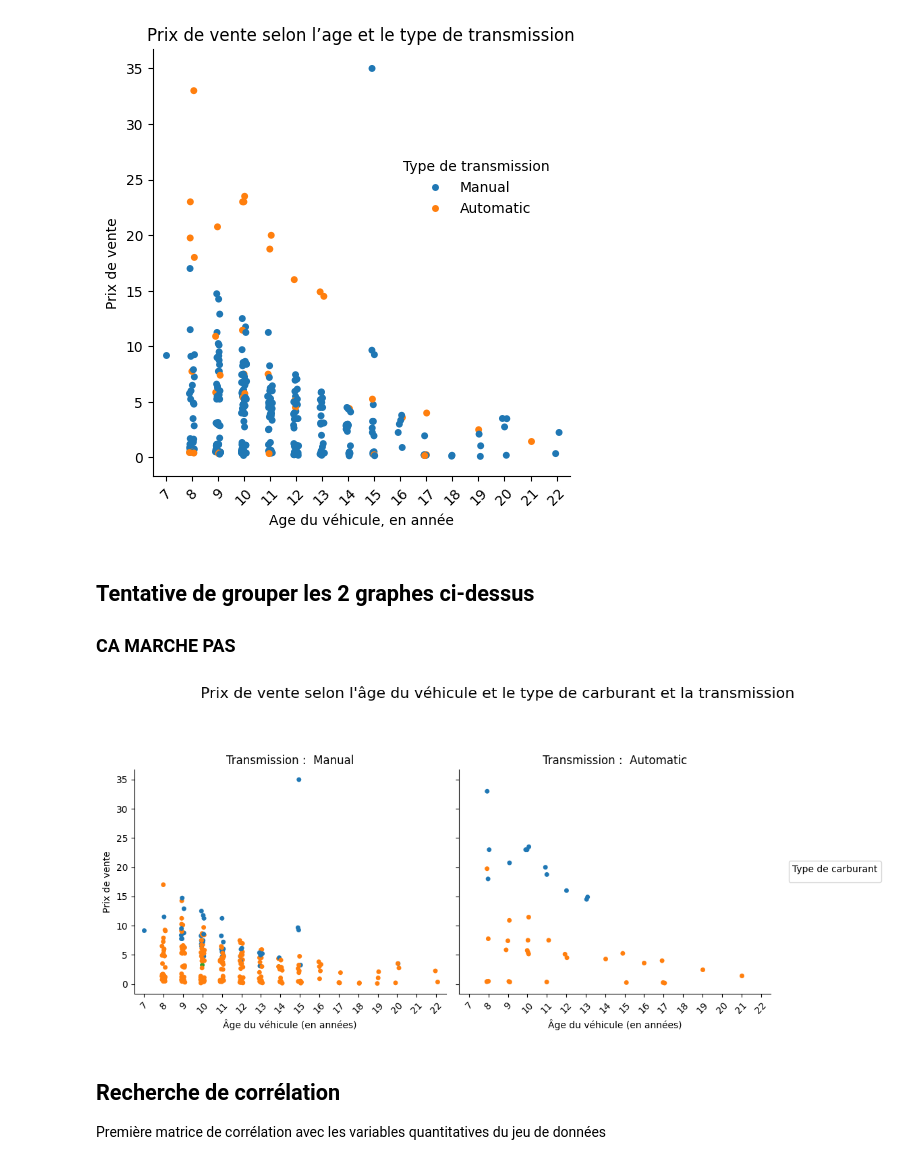
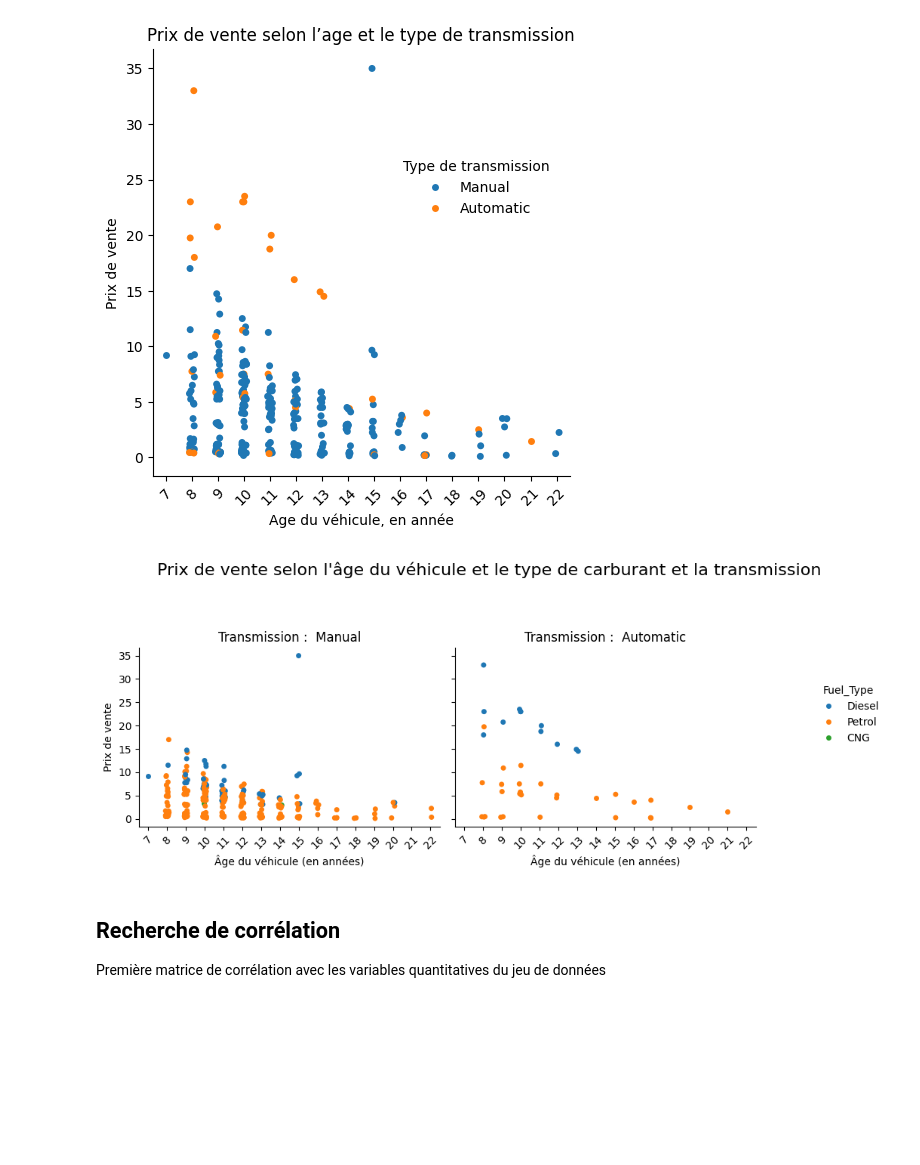
Before and after one commit to bruno-coulet/new-car, a Jupyter notebook: new-car.ipynb, the cells around one changed output. Saved outputs shown, nothing was run; the diff lists cells and outputs as text; code cells hidden in the pictures; blank space fills up the shorter version.

Commit message:
tentative de double catplot

```diff
--- a/new-car.ipynb
+++ b/new-car.ipynb
@@ -128,61 +128,48 @@ age_transmission_price
 # %% [output]
 <seaborn.axisgrid.FacetGrid at 0x...>
 [figure]
-# %% [markdown]
-## Tentative de grouper les 2 graphes ci-dessus
-### CA MARCHE PAS
 # %%
-
 # Création du catplot
 age_fuel_transmission_price = sns.catplot(
     x="Car_Age",
     y="Selling_Price",
-    hue="Fuel_Type",
-    col="Transmission",  # Diviser les graphiques par type de transmission
+    hue="Fuel_Type",     # Une couleur par type de carburant
+    col="Transmission",  # Une colonne par type de transmission
     data=df,
-    kind="strip",  # Choisir le type de graphique, ici un stripplot
-    height=5,  # Taille de chaque graphique
+    kind="strip",  # Type de graphique
+    height=4,  # Taille de chaque graphique
     aspect=1.2,  # Largeur du graphique
-    legend=False  # Supprimer les légendes automatiques
+    legend=True  # Supprimer les légendes automatiques
 )
 
 # Ajouter un titre global à tous les graphiques
 age_fuel_transmission_price.fig.suptitle(
     "Prix de vente selon l'âge du véhicule et le type de carburant et la transmission",
     fontsize=16,
     y=1.05
 )
 
 # Accéder aux axes dans le FacetGrid et ajuster les labels
 for ax in age_fuel_transmission_price.axes.flat:
-    # Rotation des labels sur l'axe X
-    ax.set_xticklabels(ax.get_xticklabels(), rotation=45)
+    # Obtenir les positions et les étiquettes actuelles
+    positions = ax.get_xticks()
+    labels = [item.get_text() for item in ax.get_xticklabels()]
+
+    # Définir à nouveau les positions et les étiquettes avec rotation
+    ax.set_xticks(positions)
+    ax.set_xticklabels(labels, rotation=45)
 
     # Modifier les labels des axes
     ax.set_xlabel("Âge du véhicule (en années)")
     ax.set_ylabel("Prix de vente")
 
     # Ajouter un sous-titre pour chaque graphique
     ax.set_title(f"Transmission : {ax.get_title().split('=')[-1]}", fontsize=12)
 
-# Ajouter une seule légende au niveau de la figure complète
-# Récupérer les handles et labels pour la légende
-handles, labels = age_fuel_transmission_price.axes.flat[0].get_legend_handles_labels()
-
-# Placer la légende sur la figure principale
-age_fuel_transmission_price.fig.subplots_adjust(right=0.85)  # Faire de la place pour la légende
-leg = age_fuel_transmission_price.fig.legend(
-    handles,
-    labels,
-    title="Type de carburant",
-    loc='center right',
-    bbox_to_anchor=(0.98, 0.5)
-)
-
 # Ajuster l'espacement entre les graphiques pour éviter les chevauchements
-plt.tight_layout(rect=[0, 0, 0.85, 0.95])  # Ajuster pour tenir compte de la légende
+plt.tight_layout(rect=[0, 0, 0.85, 0.95])
 # %% [output]
-[figure, old version]
+[figure, new version]
 # %% [markdown]
 ## Recherche de corrélation
 
```
